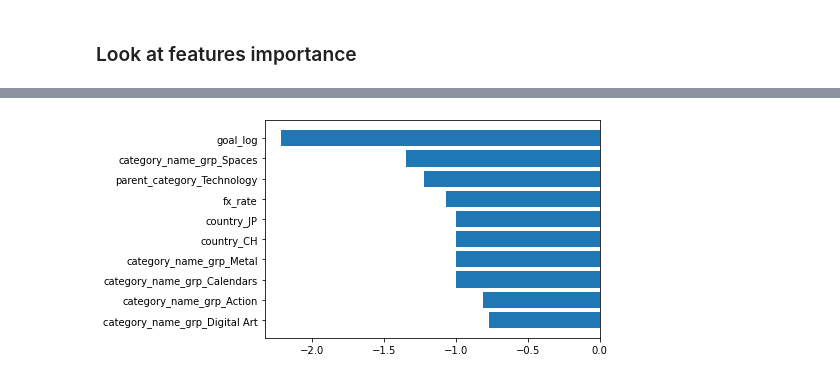
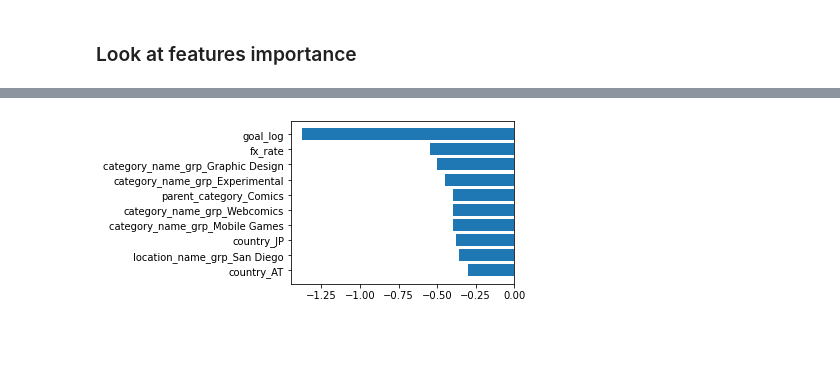
Before and after one commit to chuabern/BT4222_GrpProject, a Jupyter notebook: TJ_SVM-update.ipynb, the cells around one changed output, grey strips where cells are left out. Drawn from its saved outputs; the diff is of its cells as text; code cells hidden in the pictures; blank space fills up the shorter version.

```diff
--- a/TJ_SVM-update.ipynb
+++ b/TJ_SVM-update.ipynb
@@ -366,6 +338,6 @@ Index(['fx_rate', 'month_launched', 'year_launched', 'backers_count_log',
 # %%
 #Base model
-model = SVC(kernel='linear', gamma="auto")
+model = SVC(kernel='rbf', gamma="auto")
 
 model.fit(OHE_train, y_train)
 y_pred_train = model.predict(OHE_train)
@@ -398,0 +375,4 @@ weighted avg       0.94      0.94      0.94       197
+# %%
+grid = RandomizedSearchCV(SVC(),param_grid,refit=True,verbose=2,n_iter=5,n_jobs=-1)
+grid.fit(OHE_train,y_train)
+print("Best Params are: ", grid.best_params_)
@@ -399,2 +389,7 @@ weighted avg       0.94      0.94      0.94       197
 # %% [markdown]
 ### Look at features importance
+# %%
+#fit best model {'kernel': 'poly', 'gamma': 0.001, 'C': 0.01}
+
+model = SVC(kernel='poly', gamma=0.001, C=0.01)
+model.fit(OHE_train, y_train)
@@ -400,0 +430,4 @@ weighted avg       0.94      0.94      0.94       197
+# %%
+#Fit linear model instead
+model = SVC(kernel='linear', gamma=0.1, C=0.1)
+model.fit(OHE_train, y_train)
@@ -427,12 +492,13 @@ df[df['coefficient']<0].sort_values(by='coefficient').head(10)
 # %%
 neg_features = df[df['coefficient']<0].sort_values(by='coefficient').head(10)
 neg_features = neg_features.sort_values(by='coefficient', ascending=False)
 
+plt.figure(figsize=(4,3))
 plt.barh(range(len(neg_features)), neg_features["coefficient"], align='center')
 plt.yticks(range(len(neg_features)), neg_features["word"])
 plt.show()
 # %% [output]
-[figure, old version]
+[figure, new version]
 # %%
 #Top 10 Factors that result in success projects
 
```
Also changed, not shown: parts of 45 cells of this notebook, 1 other file.
